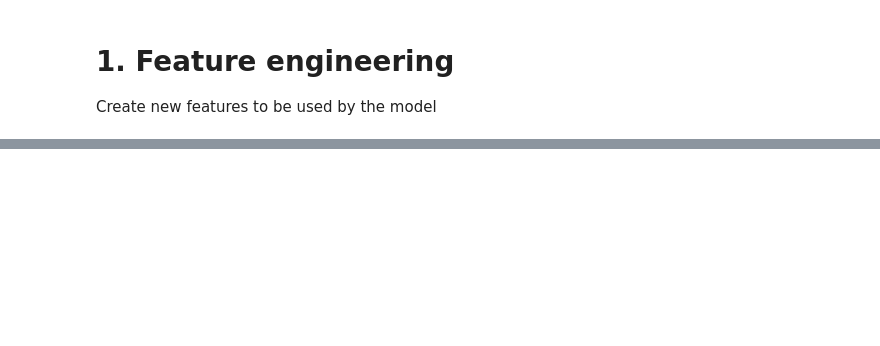
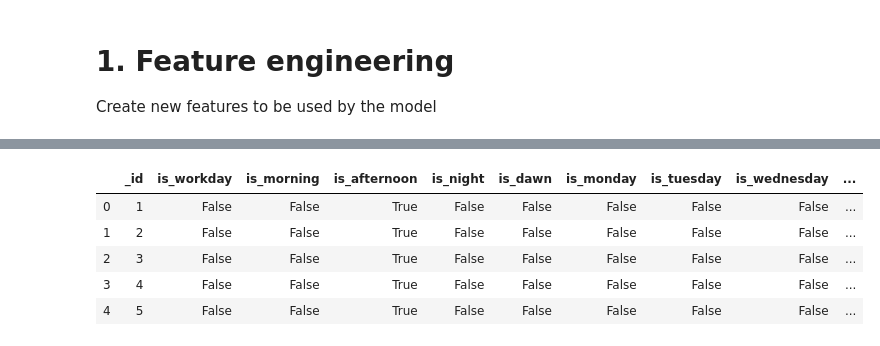
Before and after one commit to rodra-go/paje, a Jupyter notebook: ipynb/20191009-2-IHPC_Feature_engineering.ipynb, the cells around one changed output, grey strips where cells are left out. Cells and saved outputs as stored; diff of their text form; code cells hidden in the pictures; blank space fills up the shorter version.

```diff
--- a/ipynb/20191009-2-IHPC_Feature_engineering.ipynb
+++ b/ipynb/20191009-2-IHPC_Feature_engineering.ipynb
@@ -94,0 +186,20 @@ check_target.head()
+# %%
+check = pg.load_query_to_df("""
+SELECT main.* FROM
+(
+SELECT
+    *
+FROM
+    features.IHPC_time
+) main
+ORDER BY 1 ASC
+LIMIT 5;
+""")
+check.head()
+# %% [output]
+|  | _id | is_workday | is_morning | is_afternoon | is_night | is_dawn | is_monday | is_tuesday | is_wednesday | ... |
+| 0 | 1 | False | False | True | False | False | False | False | False | ... |
+| 1 | 2 | False | False | True | False | False | False | False | False | ... |
+| 2 | 3 | False | False | True | False | False | False | False | False | ... |
+| 3 | 4 | False | False | True | False | False | False | False | False | ... |
+| 4 | 5 | False | False | True | False | False | False | False | False | ... |
```
Also changed, not shown: parts of 11 cells of this notebook, 1 other file.
